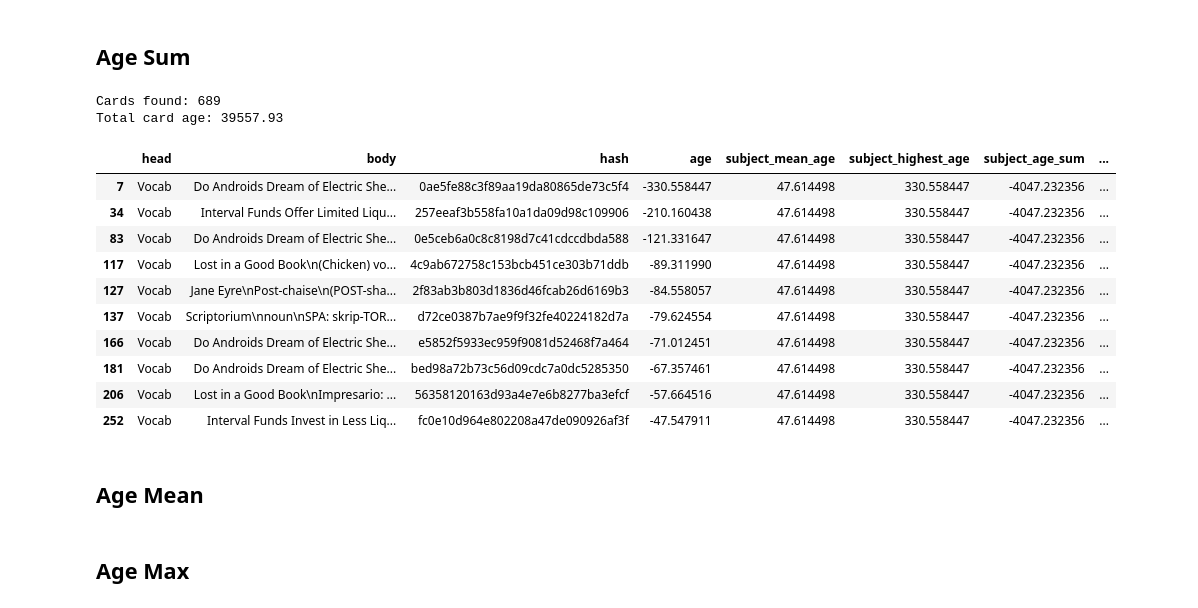
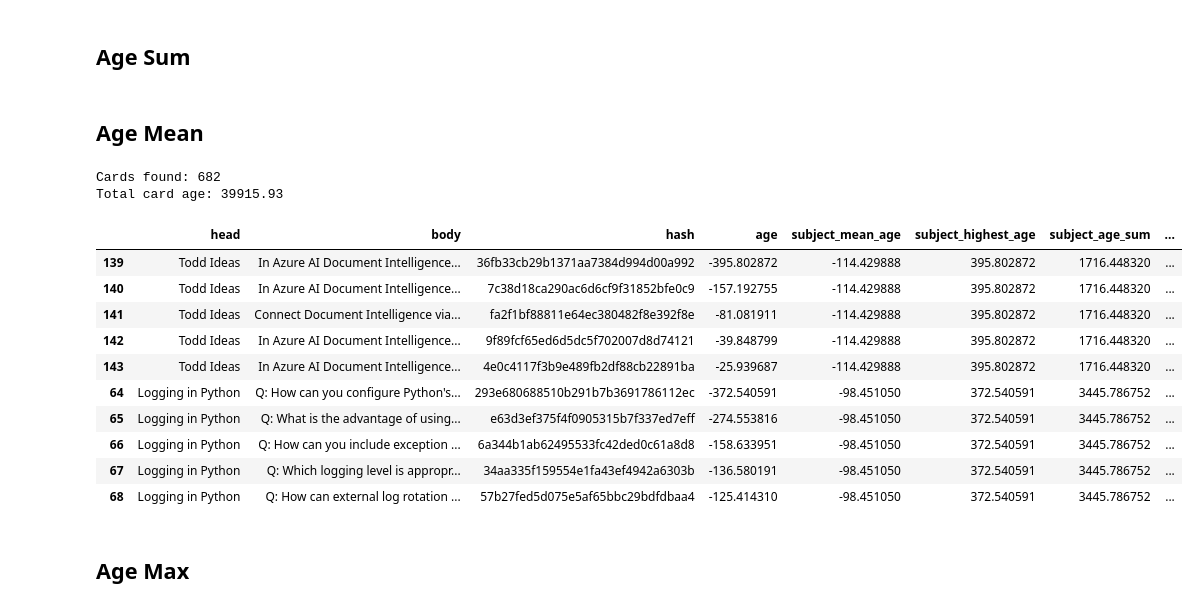
Before and after one commit to JayTY94/Certcards-refresh, a Jupyter notebook: shuffle.ipynb, the cells around one changed output. Saved outputs shown, nothing was run; the diff lists cells and outputs as text; code cells hidden in the pictures.

```diff
--- a/shuffle.ipynb
+++ b/shuffle.ipynb
@@ -184,43 +184,43 @@ sum of ages: ~39557.93
 # %% [markdown]
 ## Age Sum
 # %%
-n=3
-existing_cards['count'] = existing_cards.sort_values('age', ascending=False).groupby('head').cumcount()
-existing_cards['n_fold'] = existing_cards['count'] % n
+# n=3
+# existing_cards['count'] = existing_cards.sort_values('age', ascending=False).groupby('head').cumcount()
+# existing_cards['n_fold'] = existing_cards['count'] % n
 
-existing_cards['subject_age_sum'] = existing_cards['subject_age_sum'] *-1
-existing_cards['age'] = existing_cards['age'] *-1
-existing_cards.sort_values(['n_fold', 'subject_age_sum', 'age'], inplace=True)
+# existing_cards['subject_age_sum'] = existing_cards['subject_age_sum'] *-1
+# existing_cards['age'] = existing_cards['age'] *-1
+# existing_cards.sort_values(['n_fold', 'subject_age_sum', 'age'], inplace=True)
 
-remake_card_document(existing_cards=existing_cards)
-existing_cards.head(10)
+# remake_card_document(existing_cards=existing_cards)
+# existing_cards.head(10)
-# %% [output]
-Cards found: 689
-Total card age: 39557.93
-|  | head | body | hash | age | subject_mean_age | subject_highest_age | subject_age_sum | ... |
-| 7 | Vocab | Do Androids Dream of Electric She... | 0ae5fe88c3f89aa19da80865de73c5f4 | -330.558447 | 47.614498 | 330.558447 | -4047.232356 | ... |
-| 34 | Vocab | Interval Funds Offer Limited Liqu... | 257eeaf3b558fa10a1da09d98c109906 | -210.160438 | 47.614498 | 330.558447 | -4047.232356 | ... |
-| 83 | Vocab | Do Androids Dream of Electric She... | 0e5ceb6a0c8c8198d7c41cdccdbda588 | -121.331647 | 47.614498 | 330.558447 | -4047.232356 | ... |
-| 117 | Vocab | Lost in a Good Book\n(Chicken) vo... | 4c9ab672758c153bcb451ce303b71ddb | -89.311990 | 47.614498 | 330.558447 | -4047.232356 | ... |
-| 127 | Vocab | Jane Eyre\nPost-chaise\n(POST-sha... | 2f83ab3b803d1836d46fcab26d6169b3 | -84.558057 | 47.614498 | 330.558447 | -4047.232356 | ... |
-| 137 | Vocab | Scriptorium\nnoun\nSPA: skrip-TOR... | d72ce0387b7ae9f9f32fe40224182d7a | -79.624554 | 47.614498 | 330.558447 | -4047.232356 | ... |
-| 166 | Vocab | Do Androids Dream of Electric She... | e5852f5933ec959f9081d52468f7a464 | -71.012451 | 47.614498 | 330.558447 | -4047.232356 | ... |
-| 181 | Vocab | Do Androids Dream of Electric She... | bed98a72b73c56d09cdc7a0dc5285350 | -67.357461 | 47.614498 | 330.558447 | -4047.232356 | ... |
-| 206 | Vocab | Lost in a Good Book\nImpresario: ... | 56358120163d93a4e7e6b8277ba3efcf | -57.664516 | 47.614498 | 330.558447 | -4047.232356 | ... |
-| 252 | Vocab | Interval Funds Invest in Less Liq... | fc0e10d964e802208a47de090926af3f | -47.547911 | 47.614498 | 330.558447 | -4047.232356 | ... |
 # %% [markdown]
 ## Age Mean
 # %%
-# n=3
-# existing_cards['count'] = existing_cards.sort_values('age', ascending=False).groupby('head').cumcount()
-# existing_cards['n_fold'] = existing_cards['count'] % n
+n=3
+existing_cards['count'] = existing_cards.sort_values('age', ascending=False).groupby('head').cumcount()
+existing_cards['n_fold'] = existing_cards['count'] % n
 
-# existing_cards['subject_mean_age'] = existing_cards['subject_mean_age'] *-1
-# existing_cards['age'] = existing_cards['age'] *-1
-# existing_cards.sort_values(['n_fold', 'subject_mean_age', 'age'], inplace=True)
-# remake_card_document(existing_cards=existing_cards)
+existing_cards['subject_mean_age'] = existing_cards['subject_mean_age'] *-1
+existing_cards['age'] = existing_cards['age'] *-1
+existing_cards.sort_values(['n_fold', 'subject_mean_age', 'age'], inplace=True)
+remake_card_document(existing_cards=existing_cards)
 
-# existing_cards.head(10)
+existing_cards.head(10)
+# %% [output]
+Cards found: 682
+Total card age: 39915.93
+|  | head | body | hash | age | subject_mean_age | subject_highest_age | subject_age_sum | ... |
+| 139 | Todd Ideas | In Azure AI Document Intelligence... | 36fb33cb29b1371aa7384d994d00a992 | -395.802872 | -114.429888 | 395.802872 | 1716.448320 | ... |
+| 140 | Todd Ideas | In Azure AI Document Intelligence... | 7c38d18ca290ac6d6cf9f31852bfe0c9 | -157.192755 | -114.429888 | 395.802872 | 1716.448320 | ... |
+| 141 | Todd Ideas | Connect Document Intelligence via... | fa2f1bf88811e64ec380482f8e392f8e | -81.081911 | -114.429888 | 395.802872 | 1716.448320 | ... |
+| 142 | Todd Ideas | In Azure AI Document Intelligence... | 9f89fcf65ed6d5dc5f702007d8d74121 | -39.848799 | -114.429888 | 395.802872 | 1716.448320 | ... |
+| 143 | Todd Ideas | In Azure AI Document Intelligence... | 4e0c4117f3b9e489fb2df88cb22891ba | -25.939687 | -114.429888 | 395.802872 | 1716.448320 | ... |
+| 64 | Logging in Python | Q: How can you configure Python's... | 293e680688510b291b7b3691786112ec | -372.540591 | -98.451050 | 372.540591 | 3445.786752 | ... |
+| 65 | Logging in Python | Q: What is the advantage of using... | e63d3ef375f4f0905315b7f337ed7eff | -274.553816 | -98.451050 | 372.540591 | 3445.786752 | ... |
+| 66 | Logging in Python | Q: How can you include exception ... | 6a344b1ab62495533fc42ded0c61a8d8 | -158.633951 | -98.451050 | 372.540591 | 3445.786752 | ... |
+| 67 | Logging in Python | Q: Which logging level is appropr... | 34aa335f159554e1fa43ef4942a6303b | -136.580191 | -98.451050 | 372.540591 | 3445.786752 | ... |
+| 68 | Logging in Python | Q: How can external log rotation ... | 57b27fed5d075e5af65bbc29bdfdbaa4 | -125.414310 | -98.451050 | 372.540591 | 3445.786752 | ... |
 # %% [markdown]
 ## Age Max
 # %%
```
Also changed, not shown: parts of 5 cells of this notebook, 3 other files.
